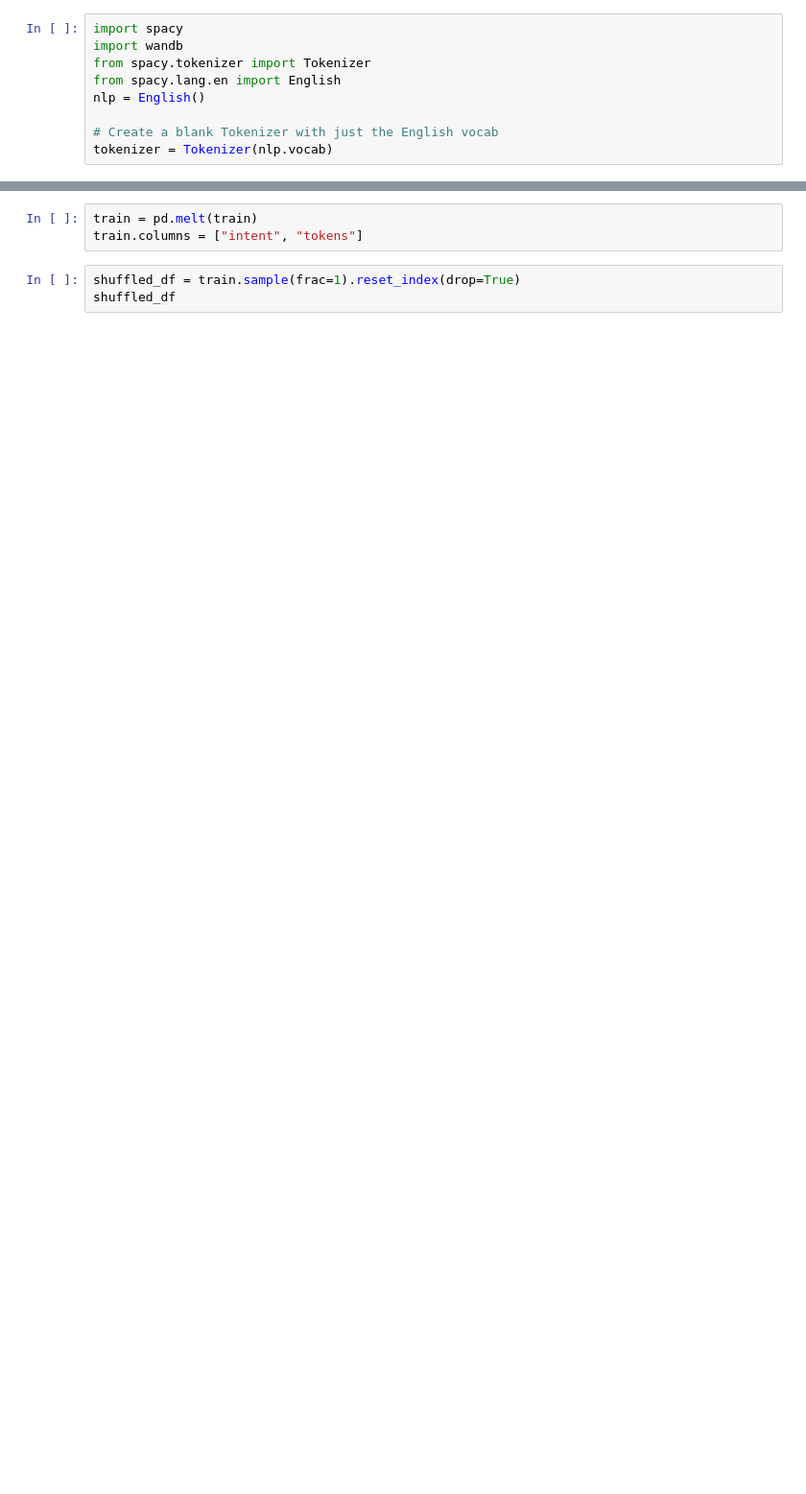
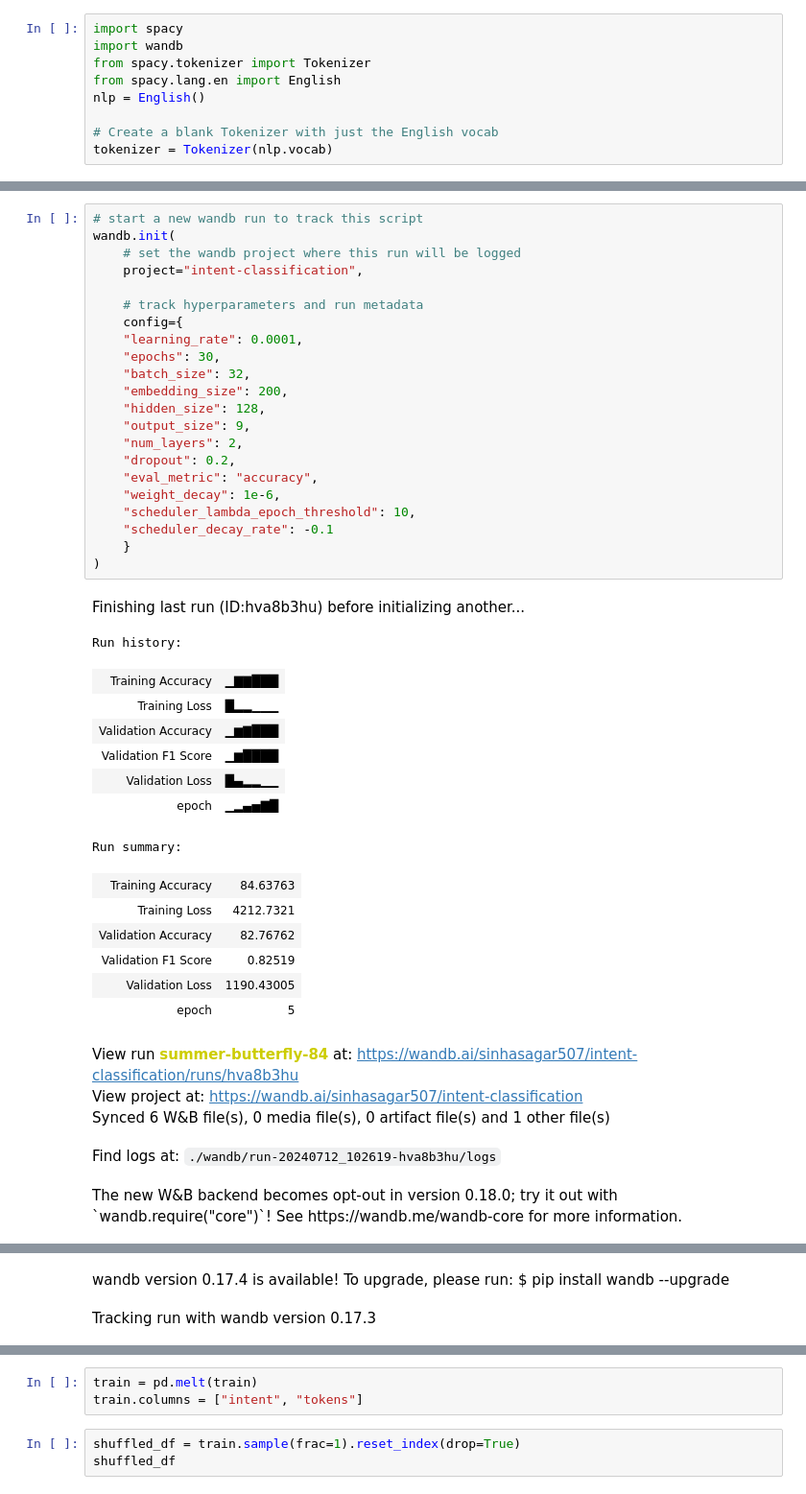
Before and after one commit to sinhasagar507/Customer-support-bot, a Jupyter notebook: notebooks/3.0_intent_classification_torch.ipynb, the cells around one changed output, grey strips where cells are left out. Shown at 96% size. Drawn from its saved outputs; the diff is of its cells as text; blank space fills up the shorter version.

```diff
--- a/notebooks/3.0_intent_classification_torch.ipynb
+++ b/notebooks/3.0_intent_classification_torch.ipynb
@@ -122,0 +154,43 @@ torch.manual_seed(seed_value)
+# %%
+# start a new wandb run to track this script
+wandb.init(
+    # set the wandb project where this run will be logged
+    project="intent-classification",
+
+    # track hyperparameters and run metadata
+    config={
+    "learning_rate": 0.0001,
+    "epochs": 30,
+    "batch_size": 32,
+    "embedding_size": 200,
+    "hidden_size": 128,
+    "output_size": 9,
+    "num_layers": 2,
+    "dropout": 0.2,
+    "eval_metric": "accuracy",
+    "weight_decay": 1e-6,
+    "scheduler_lambda_epoch_threshold": 10,
+    "scheduler_decay_rate": -0.1
+    }
+)
+# %% [output]
+Finishing last run (ID:hva8b3hu) before initializing another...
+Run history:
+| Training Accuracy | ▁▇▇███ |
+| Training Loss | █▂▂▁▁▁ |
+| Validation Accuracy | ▁▆▇███ |
+| Validation F1 Score | ▁▆████ |
+| Validation Loss | █▄▂▂▁▁ |
+| epoch | ▁▂▄▅▇█ |
+Run summary:
+| Training Accuracy | 84.63763 |
+| Training Loss | 4212.7321 |
+| Validation Accuracy | 82.76762 |
+| Validation F1 Score | 0.82519 |
+| Validation Loss | 1190.43005 |
+| epoch | 5 |
+View run summer-butterfly-84 at: https://wandb.ai/sinhasagar507/intent-classification/runs/hva8b3hu
+View project at: https://wandb.ai/sinhasagar507/intent-classification
+Synced 6 W&B file(s), 0 media file(s), 0 artifact file(s) and 1 other file(s)
+Find logs at: ./wandb/run-20240712_102619-hva8b3hu/logs
+The new W&B backend becomes opt-out in version 0.18.0; try it out with `wandb.require("core")`! See https://wandb.me/wandb-core for more information.
@@ -122,0 +198,2 @@ torch.manual_seed(seed_value)
+wandb version 0.17.4 is available! To upgrade, please run: $ pip install wandb --upgrade
+Tracking run with wandb version 0.17.3
```
Also changed, not shown: parts of 71 cells of this notebook, 4 other files.
